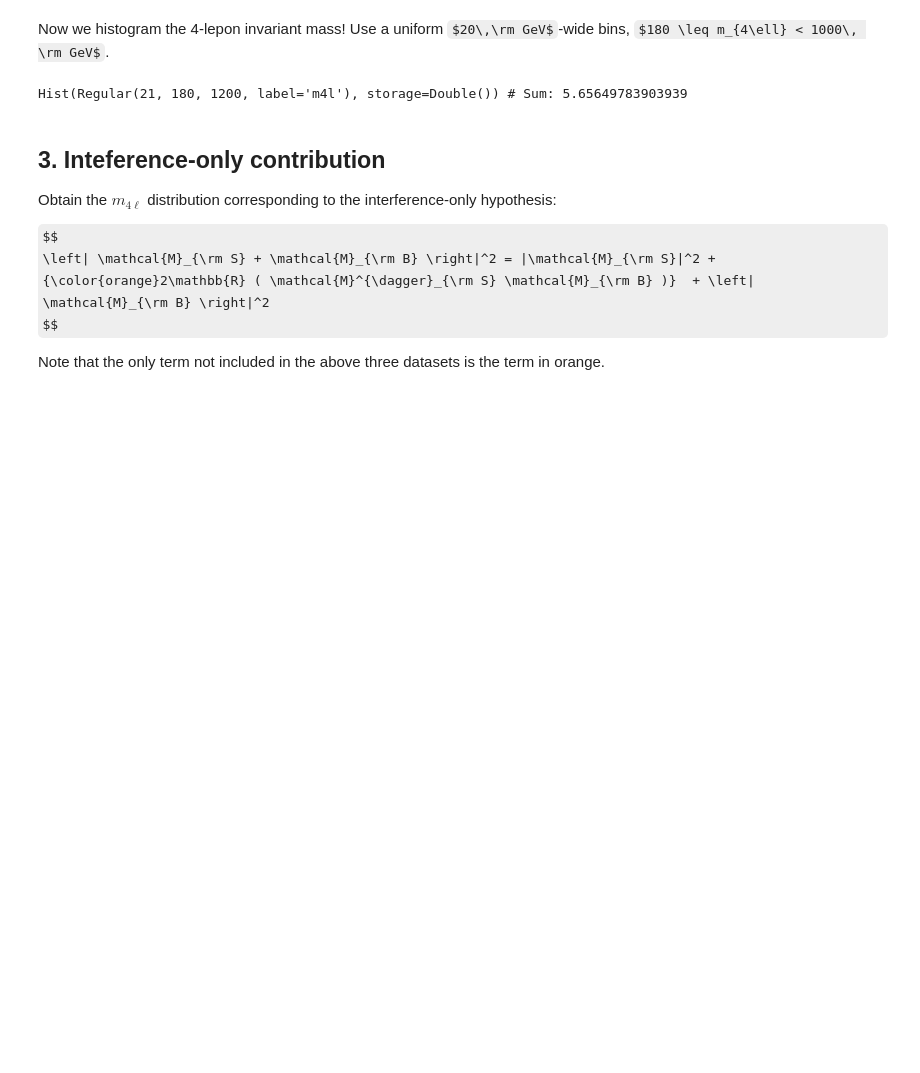
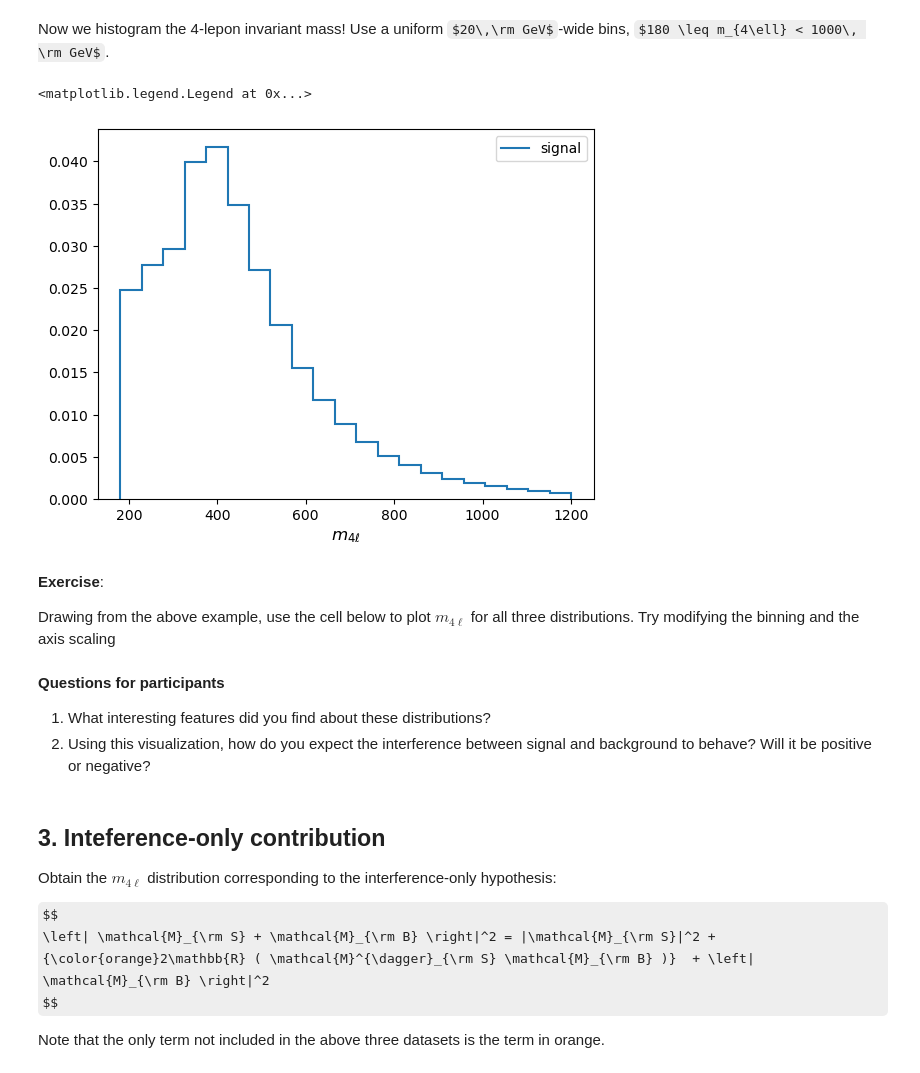
Before and after one commit to thorntoa-tamu/2026-gatech, a Jupyter notebook: sessions/02_sbi/tutorials/1_data_exploration.ipynb, the cells around one changed output. Drawn from its saved outputs; the diff is of its cells as text; code cells hidden in the pictures; some formulas as TeX source; blank space fills up the shorter version.

```diff
--- a/sessions/02_sbi/tutorials/1_data_exploration.ipynb
+++ b/sessions/02_sbi/tutorials/1_data_exploration.ipynb
@@ -80,11 +99,22 @@ Now we histogram the 4-lepon invariant mass! Use a uniform $20\,\rm GeV$-wide bi
 # %%
 m4l_axis = hist.axis.Regular(21, 180, 1200, label = 'm4l')
 h_m4l_sig = hist.Hist(m4l_axis)
 h_m4l_bkg = hist.Hist(m4l_axis)
 h_m4l_sbi = hist.Hist(m4l_axis)
 
 h_m4l_sig.fill( calculate_m4l(events_sig.kinematics), weight = events_sig.weights )
 h_m4l_bkg.fill( calculate_m4l(events_bkg.kinematics), weight = events_bkg.weights )
 h_m4l_sbi.fill( calculate_m4l(events_sbi.kinematics), weight = events_sbi.weights )
+
+fig, ax = plt.subplots()
+
+h_m4l_sig.plot(ax=ax)
+ax.set_xlabel(r'$m_{4\ell}$', fontsize=12)
+ax.legend(['signal'])
 # %% [output]
-Hist(Regular(21, 180, 1200, label='m4l'), storage=Double()) # Sum: 5.65649783903939
+<matplotlib.legend.Legend at 0x...>
+[figure, added]
+# %% [markdown]
+**Exercise**:
+
+Drawing from the above example, use the cell below to plot $m_{4\ell}$ for all three distributions. Try modifying the binning and the axis scaling
@@ -91,3 +123,7 @@ Hist(Regular(21, 180, 1200, label='m4l'), storage=Double()) # Sum: 5.65649783903
+# %% [markdown]
+**Questions for participants**
+1. What interesting features did you find about these distributions?
+1. Using this visualization, how do you expect the interference between signal and background to behave? Will it be positive or negative?
 # %% [markdown]
 ## 3. Inteference-only contribution
 
```
Also changed, not shown: parts of 12 cells of this notebook.
